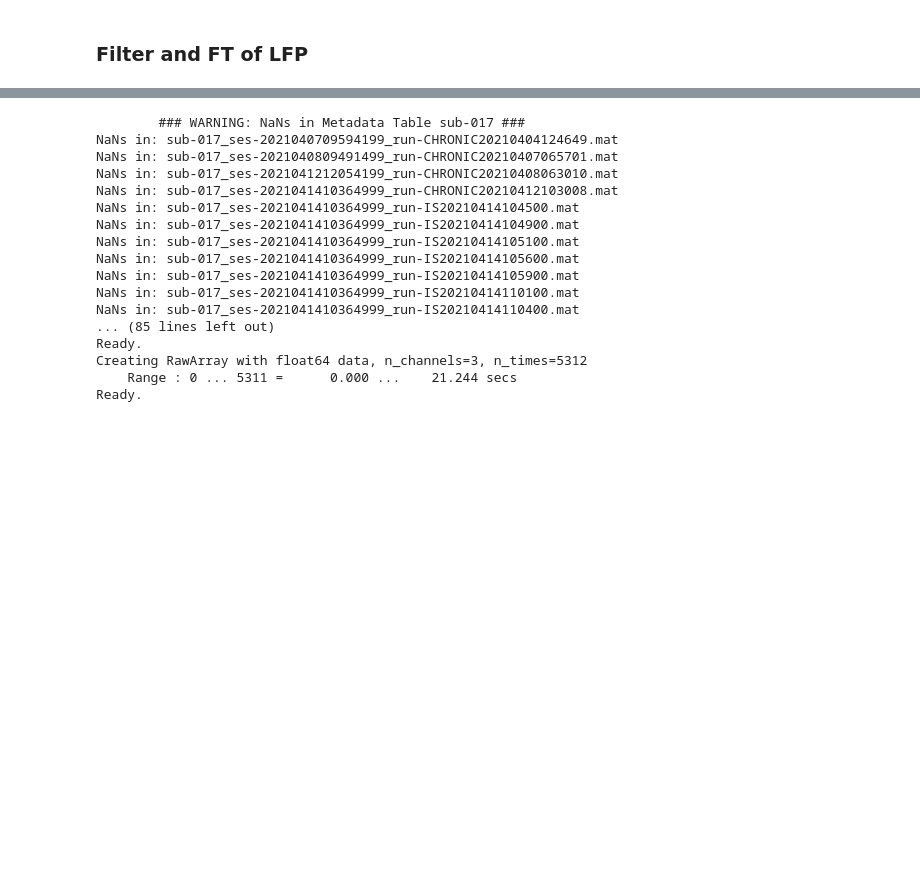
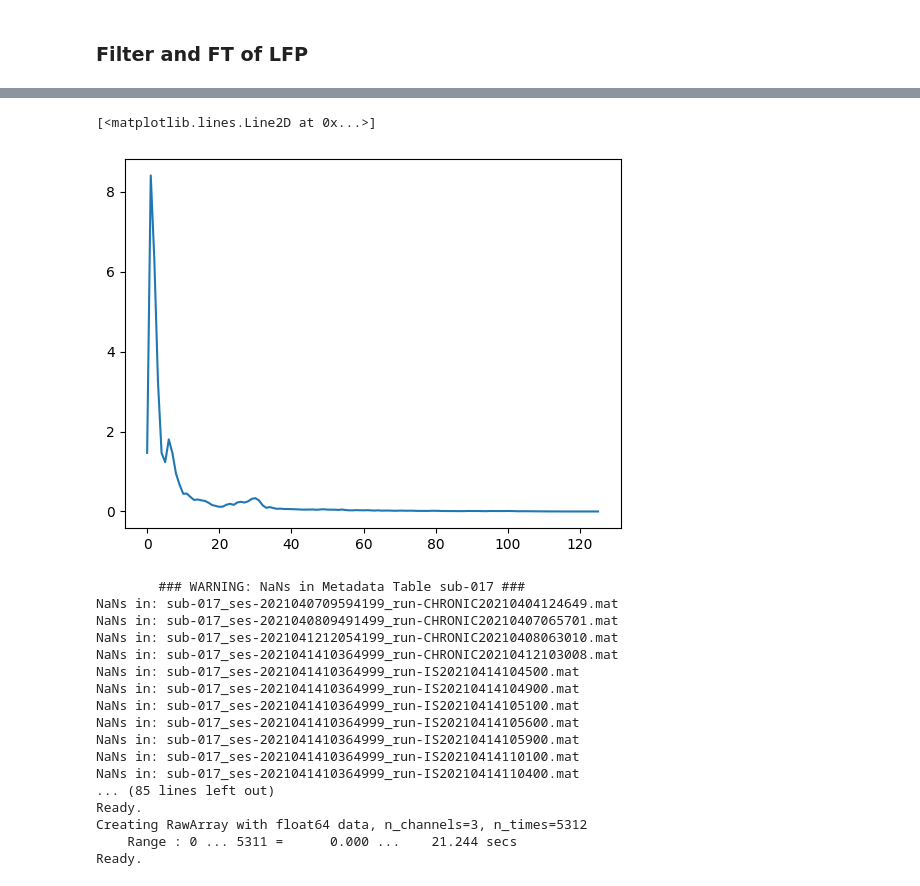
Before and after one commit to richardkoehler/Beta_profile, a Jupyter notebook: notebooks/1_beta_preprocessing.ipynb, the cells around one changed output, grey strips where cells are left out. Cells and saved outputs as stored; diff of their text form; code cells hidden in the pictures; blank space fills up the shorter version.

```diff
--- a/notebooks/1_beta_preprocessing.ipynb
+++ b/notebooks/1_beta_preprocessing.ipynb
@@ -236,3 +236,11 @@ beta_power_in_freq_range
 array([0.19360024, 0.23087969, 0.2517362 , 0.2101268 , 0.1850717 ])
 # %% [markdown]
 ### Filter and FT of LFP
+# %%
+signal = io.load_py_perceive_object(
+    sub="017",
+    session="fu3m",
+    condition="m0s0",
+    hemisphere="Right"
+)
+signal
@@ -239,3 +266,15 @@ array([0.19360024, 0.23087969, 0.2517362 , 0.2101268 , 0.1850717 ])
+# %%
+signal = signal.survey.fu3m.m0s0.rest.RingR.run1.data.get_data()
+# %%
+
+signal = signal[0]
+# %%
+tfr_plot = tfr.fourier_transform(signal=signal)
+# %%
+plt.plot(tfr_plot["average_Sxx"])
+# %% [output]
+[<matplotlib.lines.Line2D at 0x...>]
+[figure, added]
 # %%
 beta_profile = tfr.main_tfr(
     sub="017",
```
Also changed, not shown: parts of 2 cells of this notebook.
